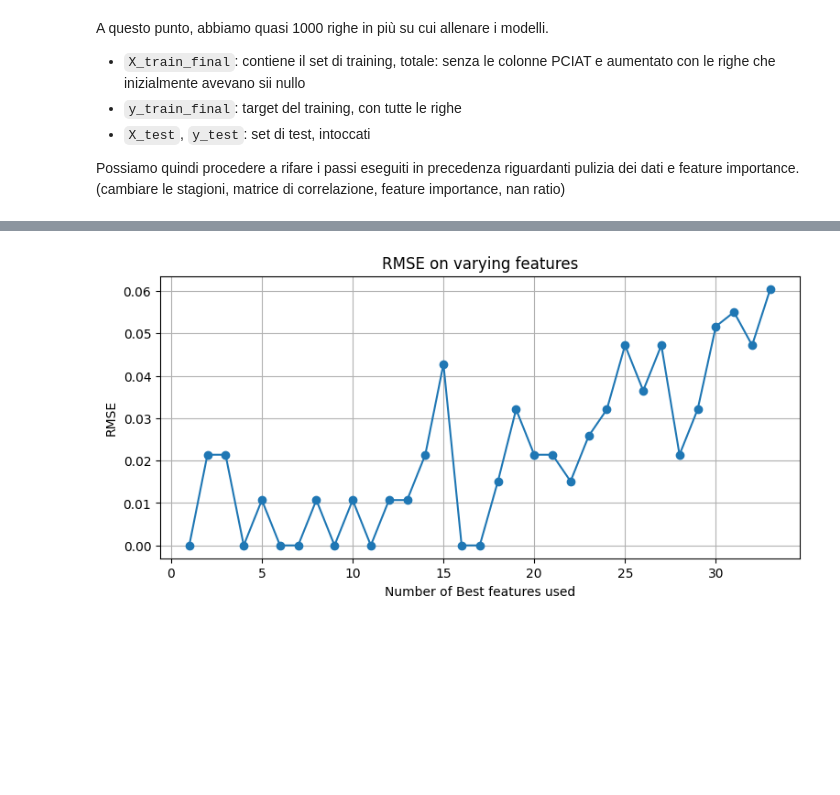
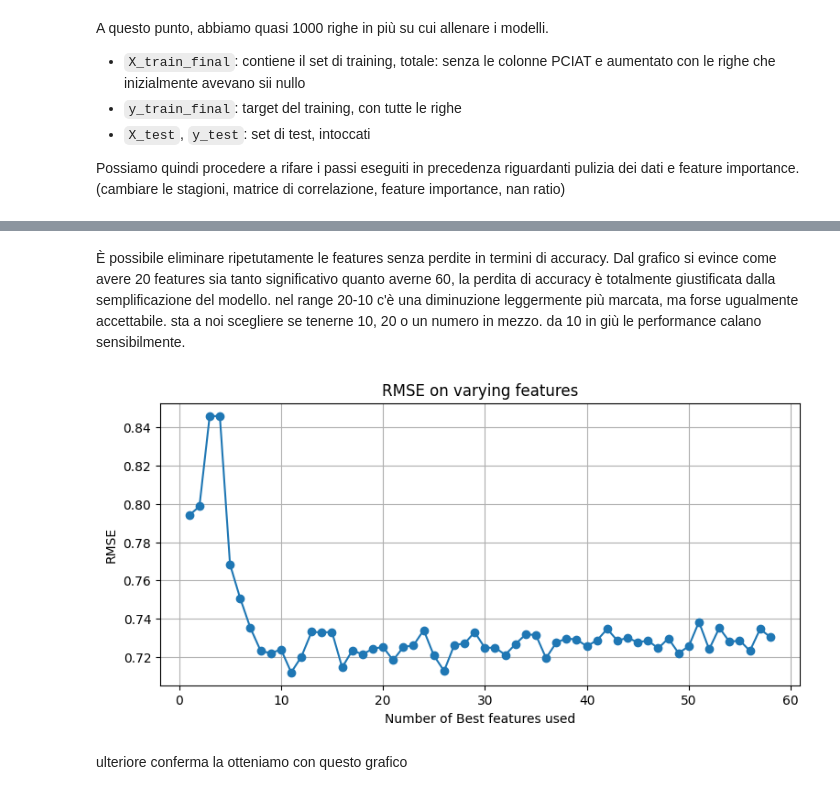
Before and after one commit to dadezz/ML_Problematic_Internet_Use, a Jupyter notebook: src/data_cleaning.ipynb, the cells around one changed output, grey strips where cells are left out. Cells and saved outputs as stored; diff of their text form; code cells hidden in the pictures; blank space fills up the shorter version.

```diff
--- a/src/data_cleaning.ipynb
+++ b/src/data_cleaning.ipynb
@@ -395,0 +422,28 @@ Possiamo quindi procedere a rifare i passi eseguiti in precedenza riguardanti pu
+# %%
+# cross validation
+kf = StratifiedKFold(n_splits=5, shuffle=True, random_state=42)
+importances_list = []
+
+for train_idx, val_idx in kf.split(X_train_final, y_train_final):
+    X_fold_train, y_fold_train = X_train_final.iloc[train_idx], y_train_final.iloc[train_idx]
+
+    model = RandomForestClassifier(random_state=42)
+    model.fit(X_fold_train, y_fold_train)
+
+    importances_list.append(model.feature_importances_)
+
+# Media delle importanze sui fold
+mean_importances = np.mean(importances_list, axis=0)
+
+# Associa nomi feature
+feat_importance_cv = pd.Series(mean_importances, index=X_train_final.columns)
+feat_importance_cv_sorted = feat_importance_cv.sort_values(ascending=False)
+
+# Visualizza
+plt.figure(figsize=(10, 6))
+sns.barplot(x=feat_importance_cv_sorted, y=feat_importance_cv_sorted.index, palette="viridis")
+plt.title("Feature Importances (RandomForest + Cross-Validation)")
+plt.xlabel("Average Importance Score")
+plt.ylabel("Features")
+plt.tight_layout()
+plt.show()
@@ -406,8 +526,8 @@ from sklearn import clone
 from sklearn.model_selection import cross_val_score
 
 
-X_be = X_train_filtered.copy()
-y_be = y_train.copy()
+X_be = X_train_final.copy()
+y_be = y_train_final.copy()
 features = list(feat_importance_cv_sorted.index)
 
 # Setup modello base
@@ -444,21 +566,25 @@ plt.show()
+# %% [markdown]
+È possibile eliminare ripetutamente le features senza perdite in termini di accuracy. Dal grafico si evince come avere 20 features sia tanto significativo quanto averne 60, la perdita di accuracy è totalmente giustificata dalla semplificazione del modello. nel range 20-10 c'è una diminuzione leggermente più marcata, ma forse ugualmente accettabile. sta a noi scegliere se tenerne 10, 20 o un numero in mezzo. da 10 in giù le performance calano sensibilmente.
 # %%
 rmse = []
 for f in range (1, len(feat_importance_cv_sorted)):
     rf_small = RandomForestClassifier(random_state=42)
     scores = cross_val_score(
         rf_small,
-        X_train_filtered[feat_importance_cv_sorted.index[:f]],
-        y_train,
+        X_train_final[feat_importance_cv_sorted.index[:f]],
+        y_train_final,
         cv=5,
         scoring='neg_root_mean_squared_error'  # Usando RMSE come metrica
     )
     rmse.append(-scores.mean())  # Negativo perché cross_val_score restituisce valori negativi per le metriche di errore
 
 fig, ax = plt.subplots(figsize=(9,4))
 ax.plot(range(1,len(feat_importance_cv_sorted)), rmse, 'o-', label="RMSE")
 ax.set_title("RMSE on varying features")
 ax.set_xlabel("Number of Best features used")
 ax.set_ylabel("RMSE")
 ax.grid();
 # %% [output]
-[figure, old version]
+[figure, new version]
+# %% [markdown]
+ulteriore conferma la otteniamo con questo grafico
```
Also changed, not shown: parts of 15 cells of this notebook, 1 other file.
